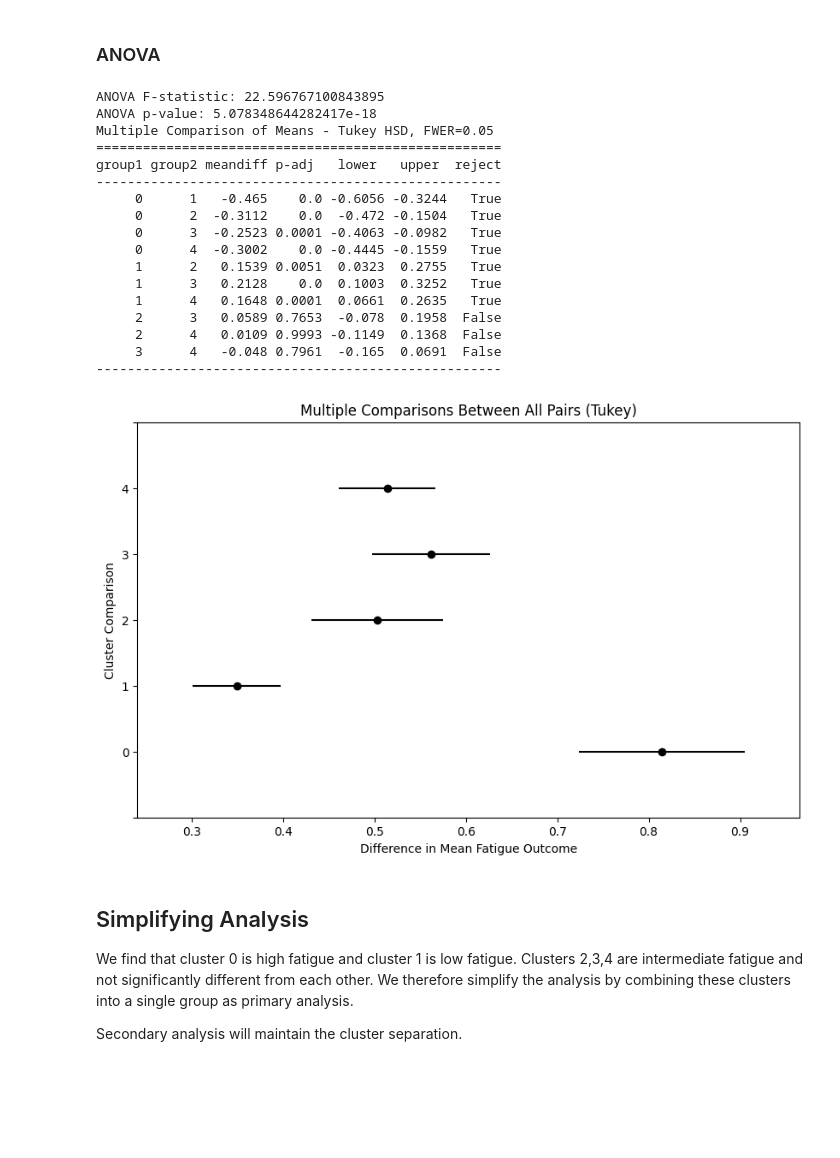
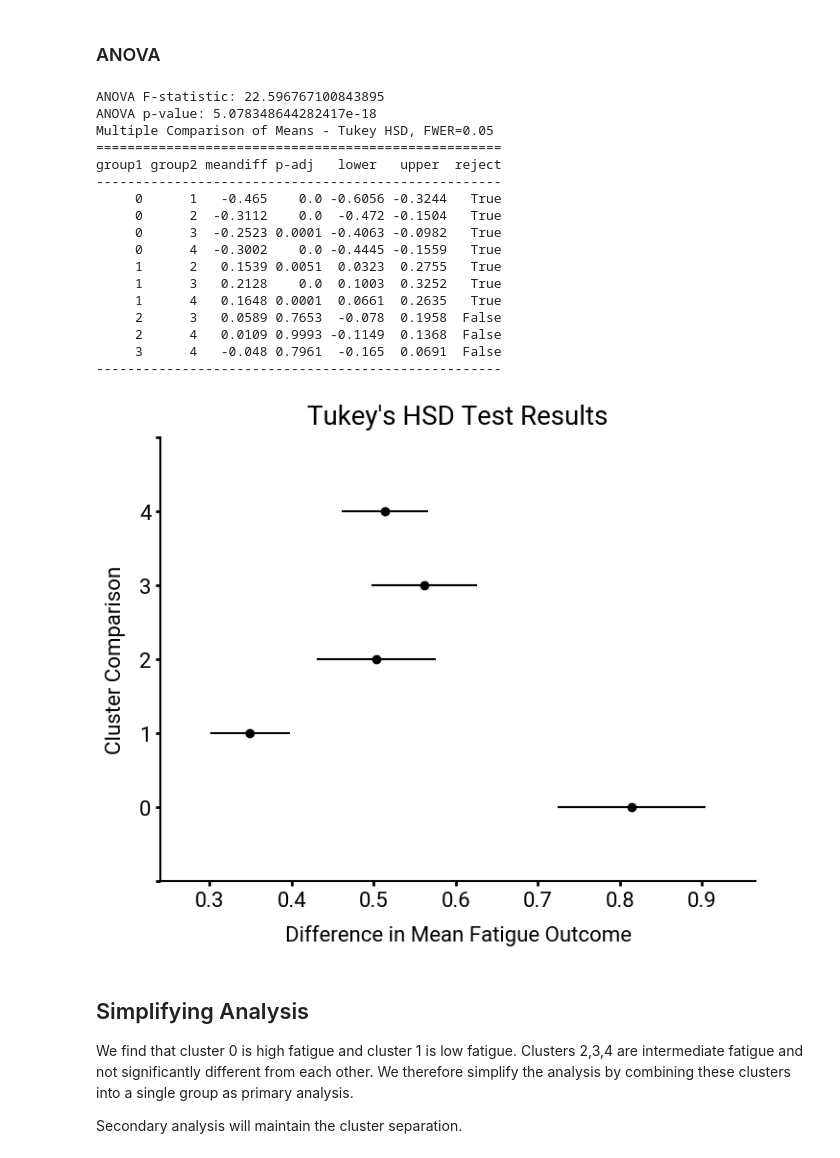
Before and after one commit to 1-gut/machine_learning_for_ibd_fatigue, a Jupyter notebook: 11_clustering_knn.ipynb, the cells around one changed output. Drawn from its saved outputs; the diff is of its cells as text; code cells hidden in the pictures; blank space fills up the shorter version.

```diff
--- a/11_clustering_knn.ipynb
+++ b/11_clustering_knn.ipynb
@@ -24,3 +27,6 @@ ensure_output_dirs()
+# %%
+ensure_output_dirs()
+plt.rcParams["font.family"] = ["Roboto", "Arial", "sans-serif"]
 # %% [markdown]
 ## Pipeline Configuration & Data Loading
 # %%
@@ -486,45 +529,55 @@ from scipy.stats import f_oneway
 from statsmodels.stats.multicomp import pairwise_tukeyhsd
 
 # Prepare data for ANOVA
-groups = [final_cluster_df[final_cluster_df['cluster'] == c]['fatigue_outcome'] for c in final_cluster_df['cluster'].unique()]
+groups = [
+    final_cluster_df[final_cluster_df["cluster"] == c]["fatigue_outcome"]
+    for c in final_cluster_df["cluster"].unique()
+]
 
 # One-way ANOVA
 anova_result = f_oneway(*groups)
 print("ANOVA F-statistic:", anova_result.statistic)
 print("ANOVA p-value:", anova_result.pvalue)
 
 # Post hoc test (Tukey's HSD)
 tukey = pairwise_tukeyhsd(
-    endog=final_cluster_df['fatigue_outcome'],
-    groups=final_cluster_df['cluster'],
-    alpha=0.05
+    endog=final_cluster_df["fatigue_outcome"],
+    groups=final_cluster_df["cluster"],
+    alpha=0.05,
 )
 print(tukey)
-fig = tukey.plot_simultaneous()
+fig = tukey.plot_simultaneous(figsize=(8,6))
 ax = fig.gca()
-ax.set_xlabel("Difference in Mean Fatigue Outcome")
-ax.set_ylabel("Cluster Comparison")
+
+ax.spines["top"].set_visible(False)
+ax.spines["right"].set_visible(False)
+ax.tick_params(axis="both", which="major", labelsize=16, width=2)
+ax.spines["bottom"].set_linewidth(1.5)
+ax.spines["left"].set_linewidth(1.5)
+ax.set_xlabel("Difference in Mean Fatigue Outcome", fontsize=16, labelpad=10)
+ax.set_ylabel("Cluster Comparison", fontsize=16, labelpad=10)
+ax.set_title("Tukey's HSD Test Results", fontsize=20, loc="center", pad=10)
 plt.savefig(output_path / "tukey_hsd.png", dpi=300, bbox_inches="tight")
 plt.show()
 # %% [output]
 ANOVA F-statistic: 22.596767100843895
 ANOVA p-value: 5.078348644282417e-18
 Multiple Comparison of Means - Tukey HSD, FWER=0.05
 ====================================================
 group1 group2 meandiff p-adj   lower   upper  reject
 ----------------------------------------------------
      0      1   -0.465    0.0 -0.6056 -0.3244   True
      0      2  -0.3112    0.0  -0.472 -0.1504   True
      0      3  -0.2523 0.0001 -0.4063 -0.0982   True
      0      4  -0.3002    0.0 -0.4445 -0.1559   True
      1      2   0.1539 0.0051  0.0323  0.2755   True
      1      3   0.2128    0.0  0.1003  0.3252   True
      1      4   0.1648 0.0001  0.0661  0.2635   True
      2      3   0.0589 0.7653  -0.078  0.1958  False
      2      4   0.0109 0.9993 -0.1149  0.1368  False
      3      4   -0.048 0.7961  -0.165  0.0691  False
 ----------------------------------------------------
-[figure, old version]
+[figure, new version]
 # %% [markdown]
 ## Simplifying Analysis
 
```
Also changed, not shown: parts of 24 cells of this notebook, 9 other files.
